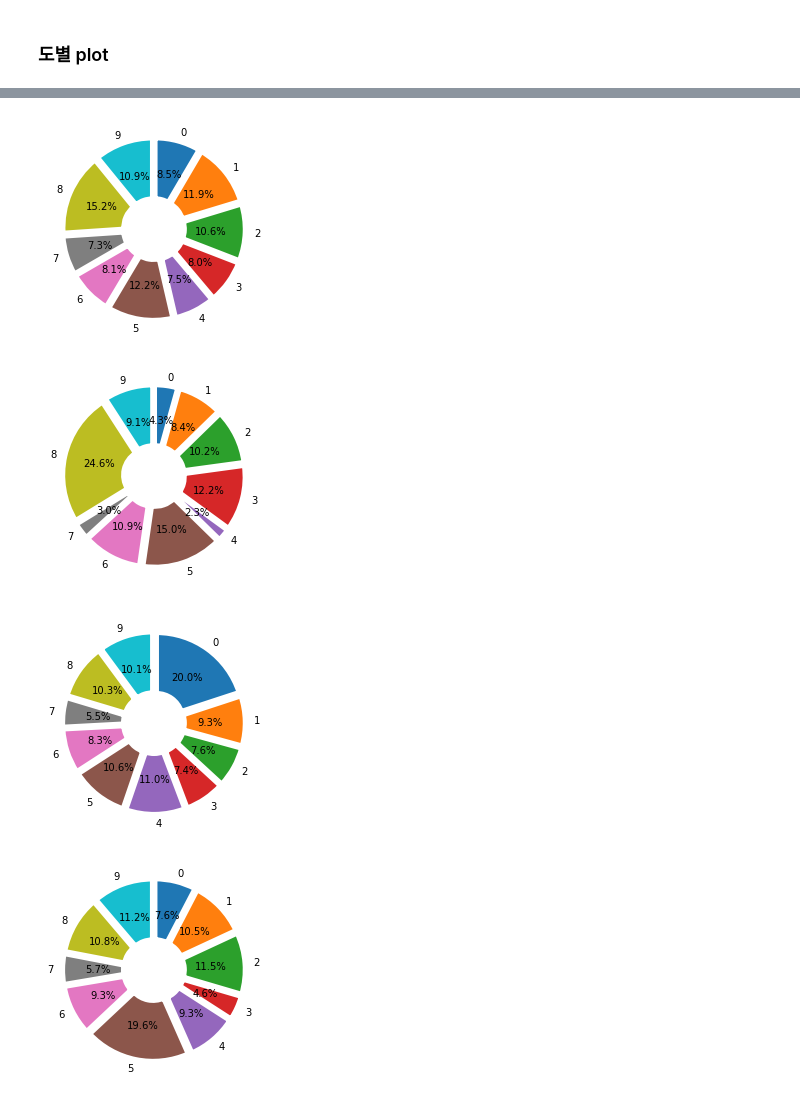
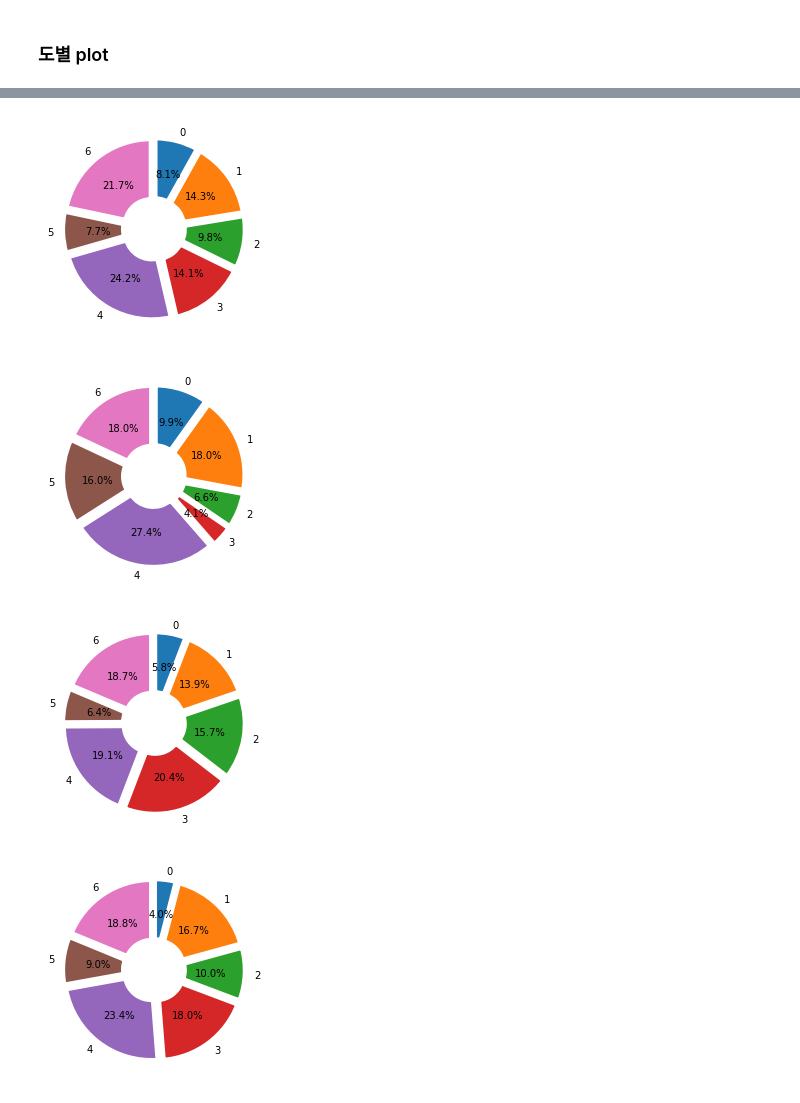
Before and after one commit to YianKim/-2021-, a Jupyter notebook: 4_데이터분석(dldks).ipynb, the cells around one changed output, grey strips where cells are left out. Cells and saved outputs as stored; diff of their text form; code cells hidden in the pictures.

```diff
--- a/4_데이터분석(dldks).ipynb
+++ b/4_데이터분석(dldks).ipynb
@@ -374,42 +386,42 @@ for i in 제주토픽:
 # %%
 #경기토픽빈도
-ratio = [216,303,270,204,192,311,207,186,388,278]
-labels = [0,1,2,3,4,5,6,7,8,9]
-explode = [0.05, 0.05, 0.05, 0.05, 0.05, 0.05, 0.05, 0.05, 0.05, 0.05]
+ratio = [207,366,251,361,618,198,554]
+labels = [0,1,2,3,4,5,6]
+explode = [0.05, 0.05, 0.05, 0.05, 0.05, 0.05, 0.05]
 wedgeprops={'width': 0.7, 'edgecolor': 'w', 'linewidth': 5}
 plt.pie(ratio, labels=labels, autopct='%.1f%%', startangle=90, counterclock=False, explode=explode, wedgeprops=wedgeprops)
 plt.show()
 # %% [output]
-[figure, old version]
+[figure, new version]
 # %%
 #강원토픽빈도
-ratio = [17,33,40,48,9,59,43,12,97,36]
-labels = [0,1,2,3,4,5,6,7,8,9]
-explode = [0.05, 0.05, 0.05, 0.05, 0.05, 0.05, 0.05, 0.05, 0.05, 0.05]
+ratio = [39,71,26,16,108,63,71]
+labels = [0,1,2,3,4,5,6]
+explode = [0.05, 0.05, 0.05, 0.05, 0.05, 0.05, 0.05]
 wedgeprops={'width': 0.7, 'edgecolor': 'w', 'linewidth': 5}
 plt.pie(ratio, labels=labels, autopct='%.1f%%', startangle=90, counterclock=False, explode=explode, wedgeprops=wedgeprops)
 plt.show()
 # %% [output]
-[figure, old version]
+[figure, new version]
 # %%
 #충청토픽빈도
-ratio = [397,185,151,147,219,211,165,109,204,201]
-labels = [0,1,2,3,4,5,6,7,8,9]
-explode = [0.05, 0.05, 0.05, 0.05, 0.05, 0.05, 0.05, 0.05, 0.05, 0.05]
+ratio = [116, 277,312, 405,380,128,371]
+labels = [0,1,2,3,4,5,6]
+explode = [0.05, 0.05, 0.05, 0.05, 0.05, 0.05, 0.05]
 wedgeprops={'width': 0.7, 'edgecolor': 'w', 'linewidth': 5}
 plt.pie(ratio, labels=labels, autopct='%.1f%%', startangle=90, counterclock=False, explode=explode, wedgeprops=wedgeprops)
 plt.show()
 # %% [output]
-[figure, old version]
+[figure, new version]
 # %%
 #전라토픽빈도
-ratio = [129,177,194,77,157,332,158,96,182,190]
-labels = [0,1,2,3,4,5,6,7,8,9]
-explode = [0.05, 0.05, 0.05, 0.05, 0.05, 0.05, 0.05, 0.05, 0.05, 0.05]
+ratio = [68, 283, 169,305, 396, 153, 318]
+labels = [0,1,2,3,4,5,6 ]
+explode = [0.05, 0.05, 0.05, 0.05, 0.05, 0.05, 0.05 ]
 wedgeprops={'width': 0.7, 'edgecolor': 'w', 'linewidth': 5}
 plt.pie(ratio, labels=labels, autopct='%.1f%%', startangle=90, counterclock=False, explode=explode, wedgeprops=wedgeprops)
 plt.show()
 # %% [output]
-[figure, old version]
+[figure, new version]
 # %%
 #경상토픽빈도
```
Also changed, not shown: parts of 50 cells of this notebook.
